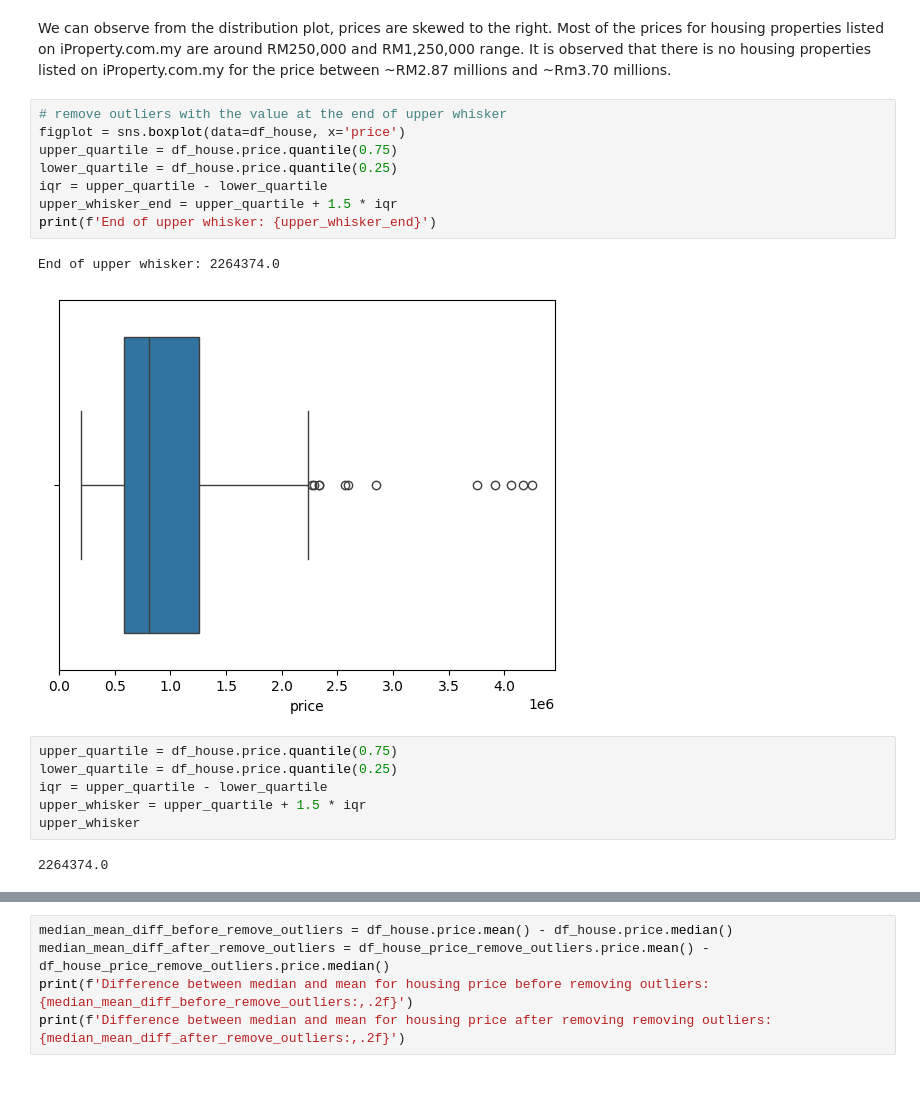
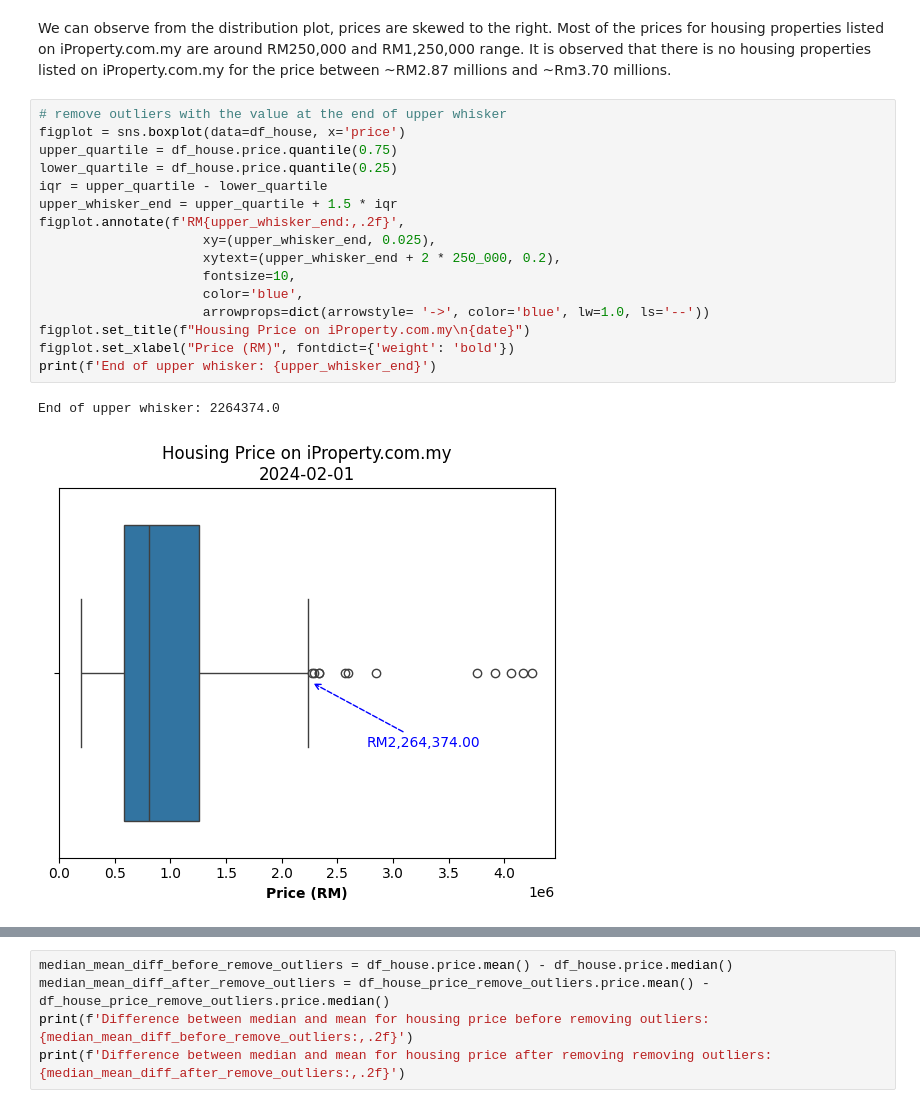
Before and after one commit to Bsting/fc_aps_mini_project_1, a Jupyter notebook: eda/iproperty_eda.ipynb, the cells around one changed output, grey strips where cells are left out. Cells and saved outputs as stored; diff of their text form.

```diff
--- a/eda/iproperty_eda.ipynb
+++ b/eda/iproperty_eda.ipynb
@@ -610,22 +610,22 @@ We can observe from the distribution plot, prices are skewed to the right. Most
 # %%
 # remove outliers with the value at the end of upper whisker
 figplot = sns.boxplot(data=df_house, x='price')
 upper_quartile = df_house.price.quantile(0.75)
 lower_quartile = df_house.price.quantile(0.25)
 iqr = upper_quartile - lower_quartile
 upper_whisker_end = upper_quartile + 1.5 * iqr
+figplot.annotate(f'RM{upper_whisker_end:,.2f}',
+                     xy=(upper_whisker_end, 0.025),
+                     xytext=(upper_whisker_end + 2 * 250_000, 0.2),
+                     fontsize=10,
+                     color='blue',
+                     arrowprops=dict(arrowstyle= '->', color='blue', lw=1.0, ls='--'))
+figplot.set_title(f"Housing Price on iProperty.com.my\n{date}")
+figplot.set_xlabel("Price (RM)", fontdict={'weight': 'bold'})
 print(f'End of upper whisker: {upper_whisker_end}')
 # %% [output]
 End of upper whisker: 2264374.0
-[figure, old version]
+[figure, new version]
-# %%
-upper_quartile = df_house.price.quantile(0.75)
-lower_quartile = df_house.price.quantile(0.25)
-iqr = upper_quartile - lower_quartile
-upper_whisker = upper_quartile + 1.5 * iqr
-upper_whisker
-# %% [output]
-2264374.0
 # %%
 # plot price distribution with properties with price > RM2.87 millions removed
 df_house_price_remove_outliers = df_house[df_house.price < upper_whisker_end]
```
Also changed, not shown: parts of 9 cells of this notebook.
